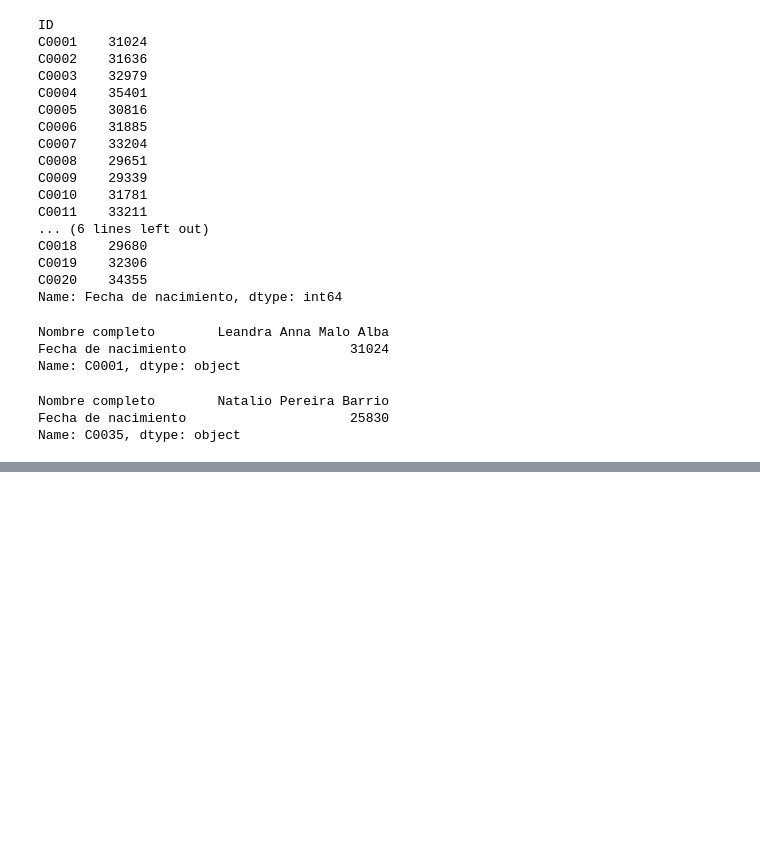
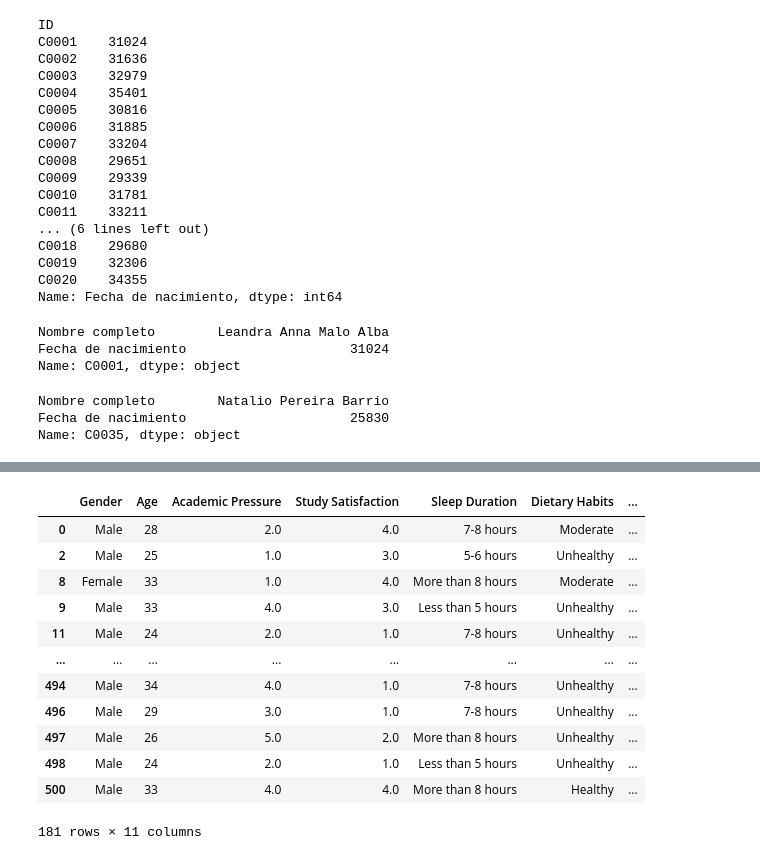
Before and after one commit to CamiloAOsorno333/PythonYa, a Jupyter notebook: AnalisisDatos/PANDAS.ipynb, the cells around one changed output, grey strips where cells are left out. Drawn from its saved outputs; the diff is of its cells as text; code cells hidden in the pictures; blank space fills up the shorter version.

```diff
--- a/AnalisisDatos/PANDAS.ipynb
+++ b/AnalisisDatos/PANDAS.ipynb
@@ -378,0 +500,18 @@ Name: C0035, dtype: object
+# %%
+df4[(df4['Age']>20) & (df4['Study Hours']>7)]
+## Para ver la edad y horas de estudio
+## Por favor no se te olviden los parentesis como en numpy
+# %% [output]
+|  | Gender | Age | Academic Pressure | Study Satisfaction | Sleep Duration | Dietary Habits | ... |
+| 0 | Male | 28 | 2.0 | 4.0 | 7-8 hours | Moderate | ... |
+| 2 | Male | 25 | 1.0 | 3.0 | 5-6 hours | Unhealthy | ... |
+| 8 | Female | 33 | 1.0 | 4.0 | More than 8 hours | Moderate | ... |
+| 9 | Male | 33 | 4.0 | 3.0 | Less than 5 hours | Unhealthy | ... |
+| 11 | Male | 24 | 2.0 | 1.0 | 7-8 hours | Unhealthy | ... |
+| ... | ... | ... | ... | ... | ... | ... | ... |
+| 494 | Male | 34 | 4.0 | 1.0 | 7-8 hours | Unhealthy | ... |
+| 496 | Male | 29 | 3.0 | 1.0 | 7-8 hours | Unhealthy | ... |
+| 497 | Male | 26 | 5.0 | 2.0 | More than 8 hours | Unhealthy | ... |
+| 498 | Male | 24 | 2.0 | 1.0 | Less than 5 hours | Unhealthy | ... |
+| 500 | Male | 33 | 4.0 | 4.0 | More than 8 hours | Healthy | ... |
+181 rows × 11 columns
```
Also changed, not shown: parts of 12 cells of this notebook, 1 other file.
